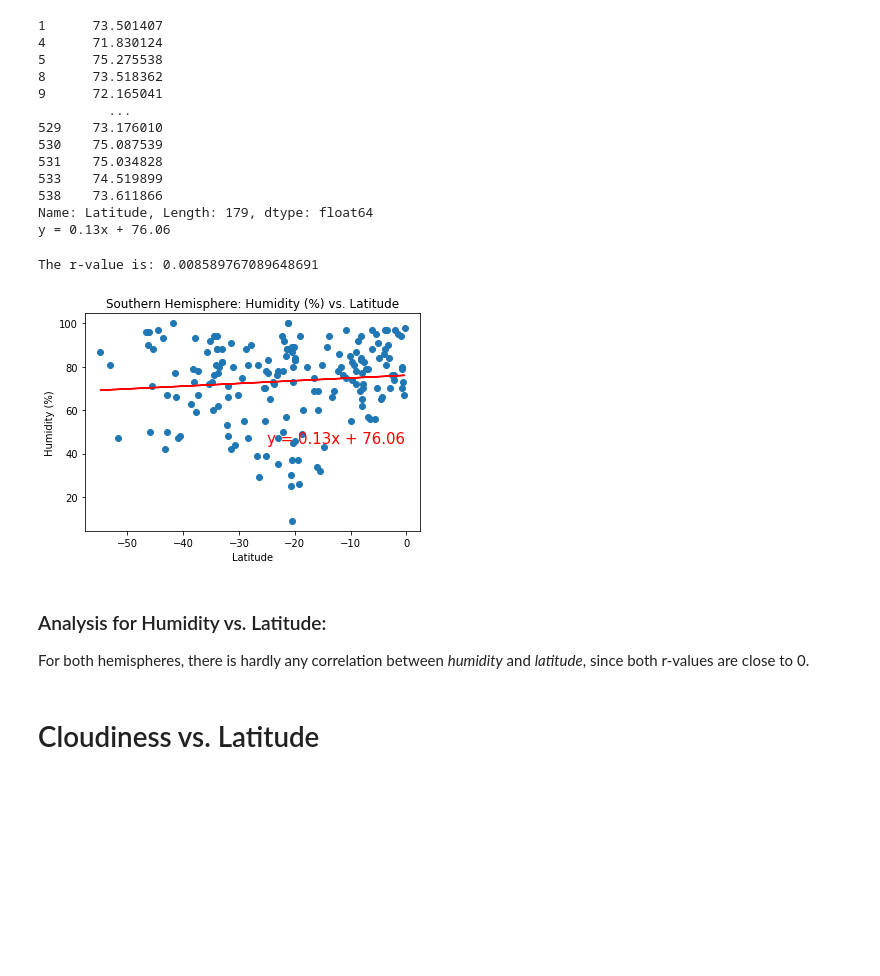
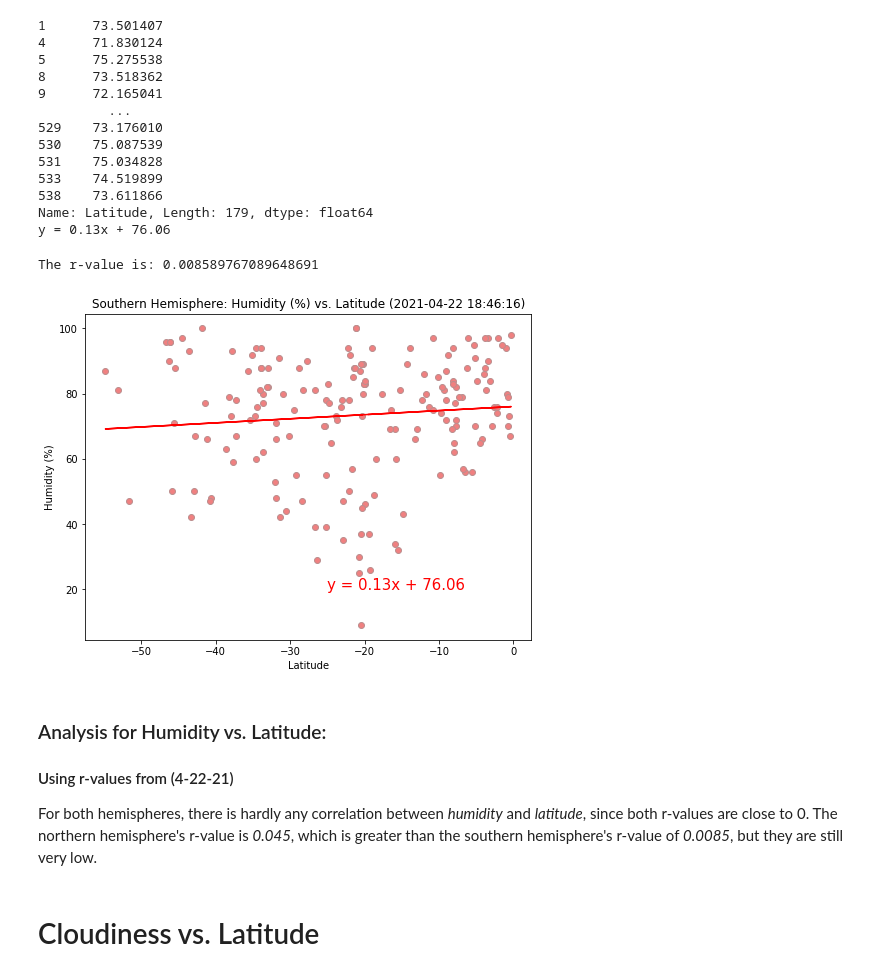
Before and after one commit to juliabrunett/python-api-challenge, a Jupyter notebook: WeatherPy/WeatherPy.ipynb, the cells around one changed output. Cells and saved outputs as stored; diff of their text form; code cells hidden in the pictures; blank space fills up the shorter version.

```diff
--- a/WeatherPy/WeatherPy.ipynb
+++ b/WeatherPy/WeatherPy.ipynb
@@ -482,29 +486,31 @@ Name: Latitude, Length: 179, dtype: float64
 y = 0.13x + 76.06
 # %%
 # Create Plot: Humidity vs Lat (Southern)
-plt.scatter(southern_hem_df["Latitude"], southern_hem_df["Humidity"], marker = "o")
+plt.figure(figsize=(8,6))
+plt.scatter(southern_hem_df["Latitude"], southern_hem_df["Humidity"], marker = "o", color="lightcoral", edgecolor="rosybrown")
 plt.xlabel("Latitude")
 plt.ylabel("Humidity (%)")
-plt.title("Southern Hemisphere: Humidity (%) vs. Latitude")
+plt.title(f"Southern Hemisphere: Humidity (%) vs. Latitude ({dates_converted[0]})")
 
 # Label plot and annotate the line equation
 plt.plot(southern_hem_df["Latitude"], regress_values,"r-")
-plt.annotate(line_eq, (-25,45), fontsize=15, color="red")
+plt.annotate(line_eq, (-25,20), fontsize=15, color="red")
 
 # Print r square value
 print(f'The r-value is: {rvalue**2}')
 
 plt.savefig("./Images/humidity_lat_south.png")
 
 # Show plot
 plt.show()
 # %% [output]
 The r-value is: 0.008589767089648691
-[figure, old version]
+[figure, new version]
 # %% [markdown]
 ### Analysis for Humidity vs. Latitude:
+#### Using r-values from (4-22-21)
 
-For both hemispheres, there is hardly any correlation between *humidity* and *latitude*, since both r-values are close to 0.
+For both hemispheres, there is hardly any correlation between *humidity* and *latitude*, since both r-values are close to 0. The northern hemisphere's r-value is *0.045*, which is greater than the southern hemisphere's r-value of *0.0085*, but they are still very low.
 # %% [markdown]
 # Cloudiness vs. Latitude
 # %% [markdown]
```
Also changed, not shown: parts of 18 cells of this notebook, 8 other files.
